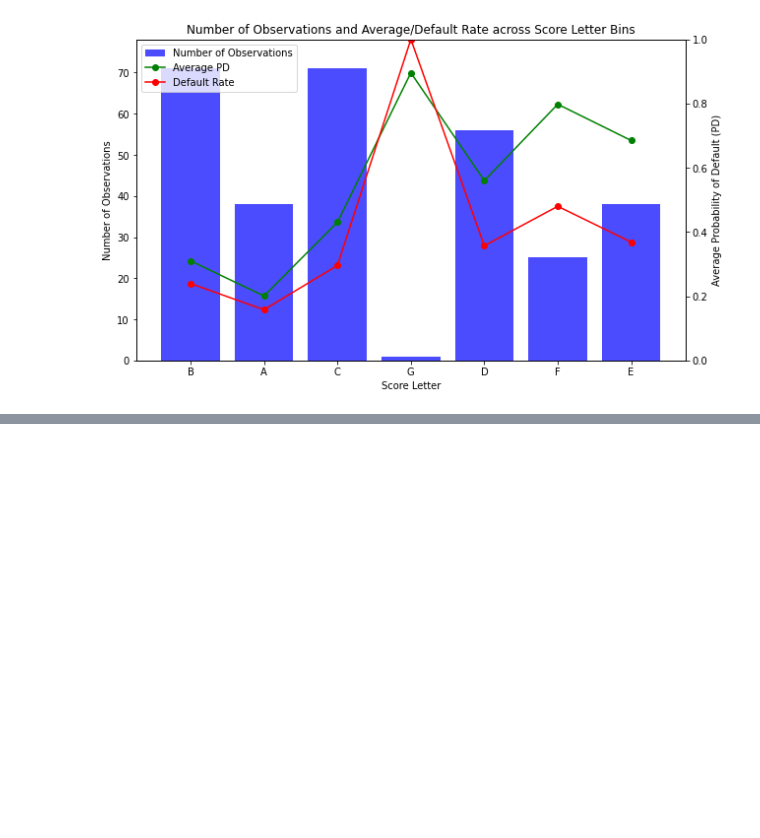
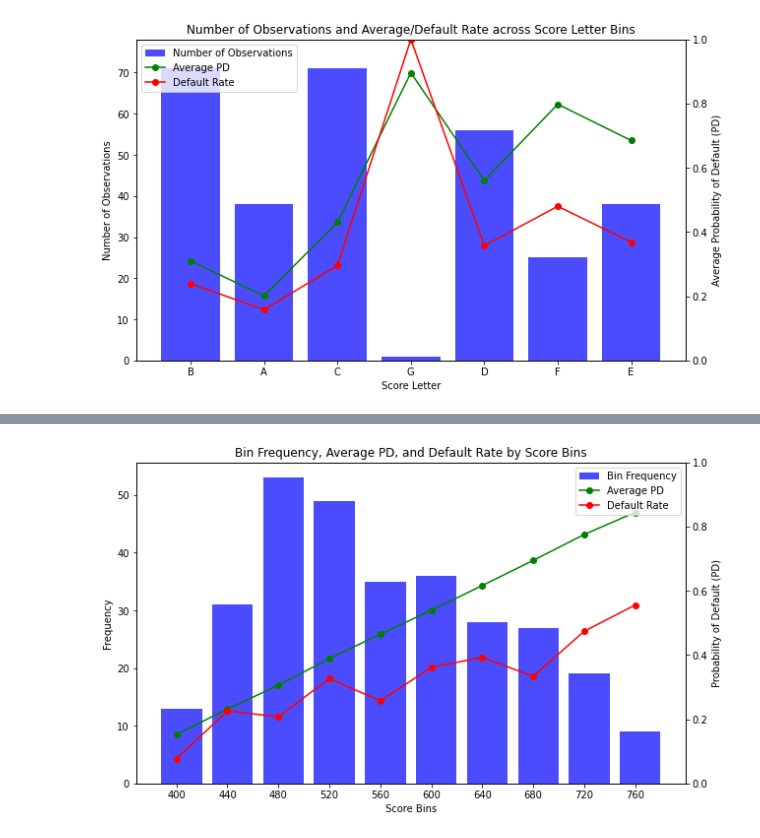
Before and after one commit to vladcatalinbalint/Application_Risk_Model, a Jupyter notebook: risk_modeling.ipynb, the cells around one changed output, grey strips where cells are left out. Cells and saved outputs as stored; diff of their text form; code cells hidden in the pictures; blank space fills up the shorter version.

Commit message:
changed the plot function

```diff
--- a/risk_modeling.ipynb
+++ b/risk_modeling.ipynb
@@ -427,0 +431,61 @@ plt.show()
+# %%
+import pandas as pd
+import matplotlib.pyplot as plt
+import numpy as np
+
+# Create a DataFrame with scores, y_pred_proba, and y_valid
+data = pd.DataFrame({'Score': scores, 'PD': y_pred_proba, 'Default': y_valid})
+
+# Define the number of bins and bin width
+num_bins = 10
+bin_width = (score_max - score_min) / num_bins
+
+# Create a new column in the DataFrame to represent the bins
+data['Bin'] = pd.cut(data['Score'], bins=num_bins, labels=False)
+
+# Calculate the bin frequencies
+bin_counts = data['Bin'].value_counts().sort_index()
+
+# Group the data by the bin and calculate the average PD and default rate
+bin_stats = data.groupby('Bin').agg({'PD': 'mean', 'Default': 'mean'})
+
+# Create a list of bin boundaries for plotting
+bin_boundaries = [score_min + i * bin_width for i in range(num_bins+1)]
+
+# Calculate the bar width and position
+bar_width = bin_width * 0.8
+bar_position = np.array(bin_boundaries[:-1]) + bin_width * 0.1
+
+# Create a figure with two y-axes
+fig, ax1 = plt.subplots(figsize=(10, 6))
+ax2 = ax1.twinx()
+
+# Plot the bin frequencies as a bar plot with separation
+ax1.bar(bar_position, bin_counts, width=bar_width, align='center', color='blue', alpha=0.7, label='Bin Frequency')
+ax1.set_ylabel('Frequency')
+
+# Set the x-axis tick labels as the bin boundaries
+ax1.set_xticks(bin_boundaries[:-1])
+ax1.set_xticklabels([str(int(boundary)) for boundary in bin_boundaries[:-1]])
+
+# Plot the average PD as a line
+ax2.plot(bin_boundaries[:-1], bin_stats['PD'], marker='o', color='green', label='Average PD')
+ax2.set_ylabel('Probability of Default (PD)')
+ax2.set_ylim(0, 1)
+
+# Plot the default rate as a line
+ax2.plot(bin_boundaries[:-1], bin_stats['Default'], marker='o', color='red', label='Default Rate')
+
+# Set labels and title
+ax1.set_xlabel('Score Bins')
+ax1.set_title('Bin Frequency, Average PD, and Default Rate by Score Bins')
+
+# Add legend
+lines, labels = ax1.get_legend_handles_labels()
+lines2, labels2 = ax2.get_legend_handles_labels()
+ax2.legend(lines + lines2, labels + labels2, loc='upper right')
+
+# Show the plot
+plt.show()
+# %% [output]
+[figure, added]
```
Also changed, not shown: parts of 2 cells of this notebook.
